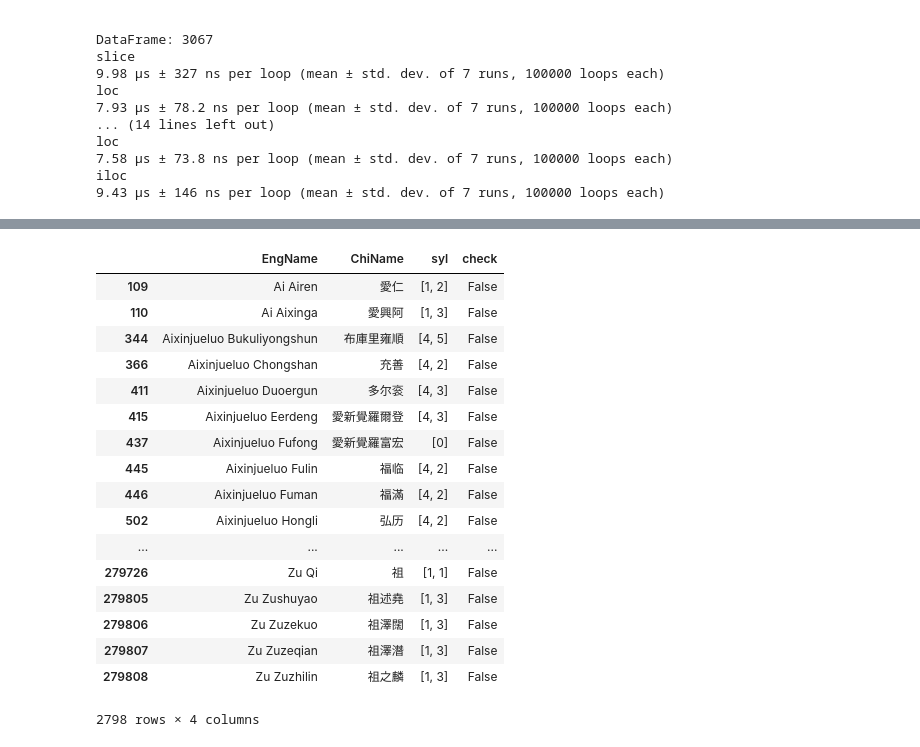
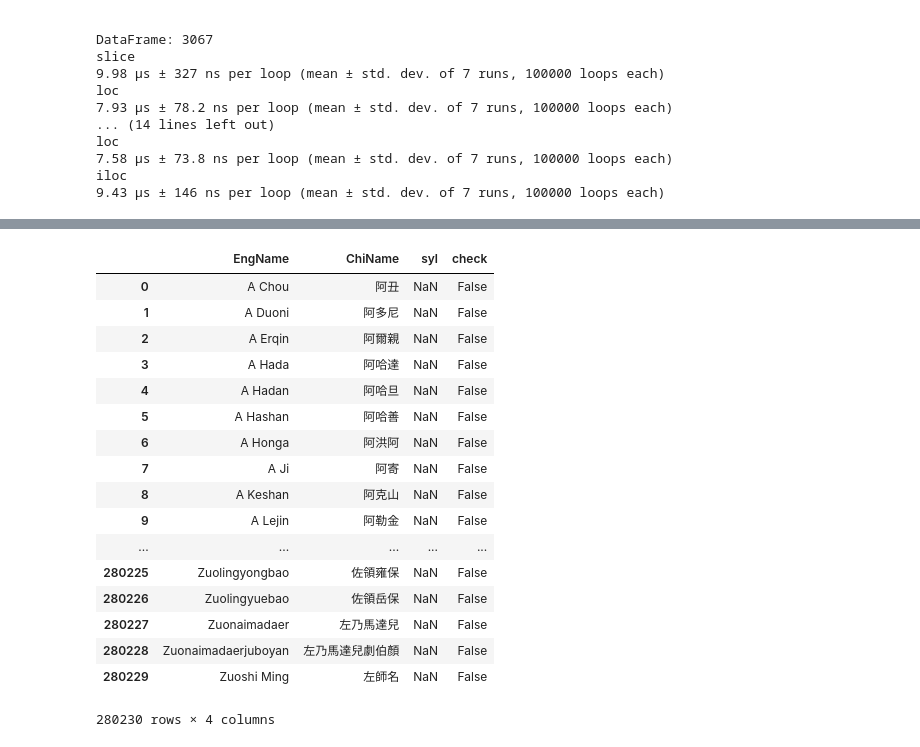
Before and after one commit to JHGFD82/ChineseSyllableCountGeneratorDraftNotes, a Jupyter notebook: Pinyin Syllable Count Generator.ipynb, the cells around one changed output, grey strips where cells are left out. Drawn from its saved outputs; the diff is of its cells as text; code cells hidden in the pictures.

Commit message:
Added error reporting parameter

```diff
--- a/Pinyin Syllable Count Generator.ipynb
+++ b/Pinyin Syllable Count Generator.ipynb
@@ -177,7 +183,7 @@ smAr = np.genfromtxt('pinyinDF.csv', delimiter=',', skip_header=1, filling_value
                     ).astype('bool_')
 smAr = np.delete(smAr, 0, 1)
 
-def sylCount(pinyin, test=False):
+def sylCount(pinyin, test=False, errorReport=False):
     '''Count the number of Chinese characters based on inputted pinyin text.'''
 
     # Lists for reference
@@ -189,17 +195,21 @@ def sylCount(pinyin, test=False):
 
     # Make sure no symbols get through. Throw out null value if so.
     if not pinyin.replace(' ','').replace('\'','').isalpha():
-        if test == True: print(pinyin + ' rejected: non-alpha')
+        errorMsg = 'Error: invalid non-alpha characters in name'
+        if test == True: print(errorMsg)
+        if errorReport == True: return errorMsg
         return [0]
 
     # CBDB testing purposes ONLY: if the family name is duplicated in the given name
     dupTest = pinyin.split()
     if len(dupTest) > 1:
         dupTestLen = [len(dupTest[0]), len(dupTest[1])]
-        if dupTest[0] == dupTest[1][0:dupTestLen[0]] and \
-            dupTestLen[1] > dupTestLen[0] and \
-            dupTest[1][len(dupTest[0]) != '\'':
-            if test == True: print(pinyin + ' rejected: duplicate family name')
+        if (dupTest[0] == dupTest[1][0:dupTestLen[0]] and
+            dupTestLen[1] > dupTestLen[0] and
+            dupTest[1][len(dupTest[0])] != '\''):
+            errorMsg = 'Error: duplicate family name in given name'
+            if test == True: print(errorMsg)
+            if errorReport == True: return errorMsg
             return [0]
 
     initial = ''
@@ -271,7 +281,9 @@ def sylCount(pinyin, test=False):
             notes = 'init'
             if n not in vowel:
                 if initial + n not in initList:
-                    if test == True: print(initial + n + ' - quitting, two initials')
+                    errorMsg = 'Error: ' + initial + n + ' - quitting, invalid initials'
+                    if test == True: print(errorMsg)
+                    if errorReport == True: return errorMsg
                     return [0]
                 initial += n
                 notes += ' - cons'
@@ -311,4 +323,7 @@ def sylCount(pinyin, test=False):
 
     sylCount.append(syl)
 
-    return sylCount
+    if errorReport == True:
+        return np.nan
+    else:
+        return sylCount
@@ -317,33 +330,38 @@ SyntaxError: invalid syntax (<ipython-input-43-84b32a3bba19>, line 35)
 # %%
 import pandas as pd
 
 # Import CBDB data
-names = pd.read_csv('pinyinTestNames2.csv', names=['EngName','ChiName'], header=0)
+names = pd.read_csv('pinyinTestNames.csv', names=['EngName','ChiName'], header=0)
 
 # Run sylCount function on 'EngName' column
-names['syl'] = names['EngName'].apply(sylCount, test=False)
+names['syl'] = names['EngName'].apply(sylCount, errorReport=True)
 
 # Add 'check' column to validate results
-names['check'] = names['ChiName'].str.len() == names['syl'].apply(sum)
+def tryAdd(x):
+    try:
+        return sum(x)
+    except:
+        return
+names['check'] = names['ChiName'].str.len() == names['syl'].apply(tryAdd)
 
 # Filter results to show false negatives
 names[~names['check']]
 # %% [output]
 |  | EngName | ChiName | syl | check |
-| 109 | Ai Airen | 愛仁 | [1, 2] | False |
-| 110 | Ai Aixinga | 愛興阿 | [1, 3] | False |
-| 344 | Aixinjueluo Bukuliyongshun | 布庫里雍順 | [4, 5] | False |
-| 366 | Aixinjueluo Chongshan | 充善 | [4, 2] | False |
-| 411 | Aixinjueluo Duoergun | 多尔衮 | [4, 3] | False |
-| 415 | Aixinjueluo Eerdeng | 愛新覺羅爾登 | [4, 3] | False |
-| 437 | Aixinjueluo Fufong | 愛新覺羅富宏 | [0] | False |
-| 445 | Aixinjueluo Fulin | 福临 | [4, 2] | False |
-| 446 | Aixinjueluo Fuman | 福滿 | [4, 2] | False |
-| 502 | Aixinjueluo Hongli | 弘历 | [4, 2] | False |
+| 0 | A Chou | 阿丑 | NaN | False |
+| 1 | A Duoni | 阿多尼 | NaN | False |
+| 2 | A Erqin | 阿爾親 | NaN | False |
+| 3 | A Hada | 阿哈達 | NaN | False |
+| 4 | A Hadan | 阿哈旦 | NaN | False |
+| 5 | A Hashan | 阿哈善 | NaN | False |
+| 6 | A Honga | 阿洪阿 | NaN | False |
+| 7 | A Ji | 阿寄 | NaN | False |
+| 8 | A Keshan | 阿克山 | NaN | False |
+| 9 | A Lejin | 阿勒金 | NaN | False |
 | ... | ... | ... | ... | ... |
-| 279726 | Zu Qi | 祖 | [1, 1] | False |
-| 279805 | Zu Zushuyao | 祖述堯 | [1, 3] | False |
-| 279806 | Zu Zuzekuo | 祖澤闊 | [1, 3] | False |
-| 279807 | Zu Zuzeqian | 祖澤潛 | [1, 3] | False |
-| 279808 | Zu Zuzhilin | 祖之麟 | [1, 3] | False |
+| 280225 | Zuolingyongbao | 佐領雍保 | NaN | False |
+| 280226 | Zuolingyuebao | 佐領岳保 | NaN | False |
+| 280227 | Zuonaimadaer | 左乃馬達兒 | NaN | False |
+| 280228 | Zuonaimadaerjuboyan | 左乃馬達兒劇伯顏 | NaN | False |
+| 280229 | Zuoshi Ming | 左師名 | NaN | False |
-2798 rows × 4 columns
+280230 rows × 4 columns
```
Also changed, not shown: parts of 9 cells of this notebook.
